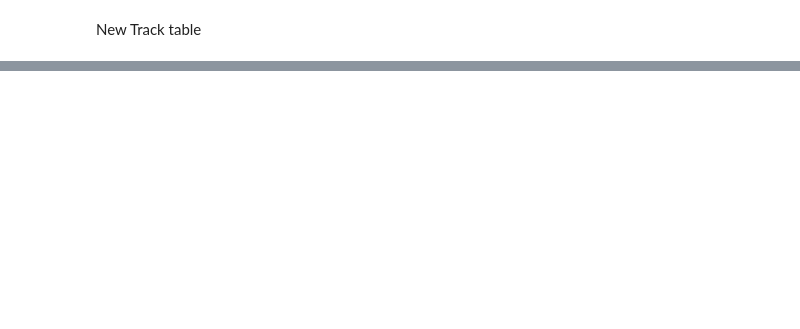
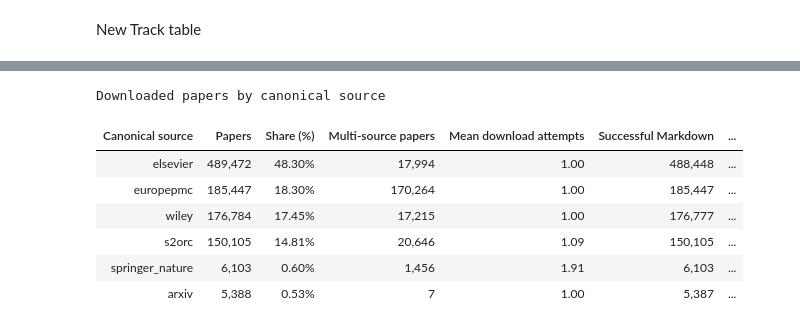
Before and after one commit to kevingeo11/synth_extract, a Jupyter notebook: notebooks/convert_to_markdown.ipynb, the cells around one changed output, grey strips where cells are left out. Drawn from its saved outputs; the diff is of its cells as text; code cells hidden in the pictures; blank space fills up the shorter version.

```diff
--- a/notebooks/convert_to_markdown.ipynb
+++ b/notebooks/convert_to_markdown.ipynb
@@ -2179,0 +2152,53 @@ New Track table
+# %%
+downloaded_papers_by_source = read_downloaded_papers_query(
+    """
+    SELECT
+        canonical_source AS "Canonical source",
+        COUNT(*) AS "Papers",
+        ROUND(100.0 * COUNT(*) / SUM(COUNT(*)) OVER (), 2)
+            AS "Share (%)",
+        SUM(CASE WHEN source_count > 1 THEN 1 ELSE 0 END)
+            AS "Multi-source papers",
+        ROUND(AVG(attempt_count), 2) AS "Mean download attempts",
+        SUM(CASE WHEN markdown_status = 1 THEN 1 ELSE 0 END)
+            AS "Successful Markdown",
+        SUM(CASE WHEN markdown_status = 0 THEN 1 ELSE 0 END)
+            AS "Failed / incomplete Markdown",
+        SUM(
+            CASE
+                WHEN markdown_status IS NULL OR markdown_status NOT IN (0, 1)
+                THEN 1 ELSE 0
+            END
+        ) AS "Other Markdown status",
+        ROUND(
+            100.0 * SUM(CASE WHEN markdown_status = 1 THEN 1 ELSE 0 END)
+            / COUNT(*),
+            2
+        ) AS "Markdown completion (%)"
+    FROM downloaded_papers
+    GROUP BY canonical_source
+    ORDER BY "Papers" DESC
+    """
+)
+
+downloaded_papers_by_source.style.format(
+    {
+        "Papers": "{:,}",
+        "Share (%)": "{:.2f}%",
+        "Multi-source papers": "{:,}",
+        "Mean download attempts": "{:.2f}",
+        "Successful Markdown": "{:,}",
+        "Failed / incomplete Markdown": "{:,}",
+        "Other Markdown status": "{:,}",
+        "Markdown completion (%)": "{:.2f}%",
+    }
+).hide(axis="index").set_caption("Downloaded papers by canonical source")
+# %% [output]
+Downloaded papers by canonical source
+| Canonical source | Papers | Share (%) | Multi-source papers | Mean download attempts | Successful Markdown | ... |
+| elsevier | 489,472 | 48.30% | 17,994 | 1.00 | 488,448 | ... |
+| europepmc | 185,447 | 18.30% | 170,264 | 1.00 | 185,447 | ... |
+| wiley | 176,784 | 17.45% | 17,215 | 1.00 | 176,777 | ... |
+| s2orc | 150,105 | 14.81% | 20,646 | 1.09 | 150,105 | ... |
+| springer_nature | 6,103 | 0.60% | 1,456 | 1.91 | 6,103 | ... |
+| arxiv | 5,388 | 0.53% | 7 | 1.00 | 5,387 | ... |
```
Also changed, not shown: parts of 26 cells of this notebook, 19 other files.
